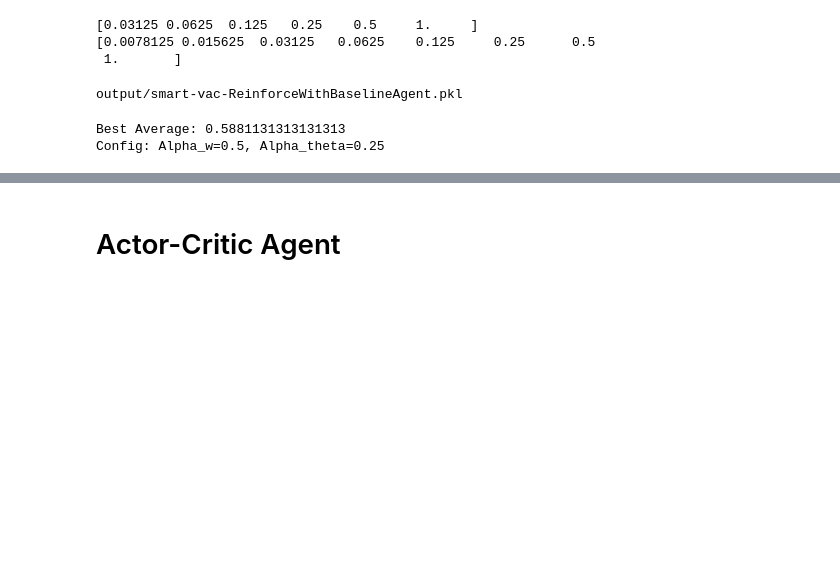
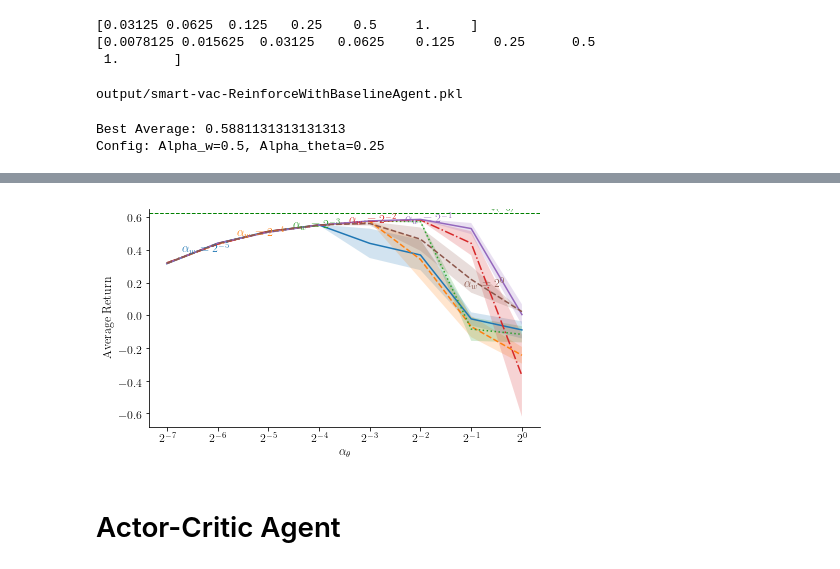
Before and after one commit to nimamahmoudi/rlai-policy-gradient-methods, a Jupyter notebook: final1_smart_vacuum-Copy1.ipynb, the cells around one changed output, grey strips where cells are left out. Drawn from its saved outputs; the diff is of its cells as text; code cells hidden in the pictures; blank space fills up the shorter version.

```diff
--- a/final1_smart_vacuum-Copy1.ipynb
+++ b/final1_smart_vacuum-Copy1.ipynb
@@ -135,7 +135,7 @@ def labelLine(line,x,label=None,align=True,**kwargs):
         kwargs['zorder'] = 2.5
 
     t = ax.text(x,y,label,rotation=trans_angle,**kwargs)
-    t.set_bbox(dict(facecolor='white', alpha=0.8, edgecolor='white'))
+    t.set_bbox(dict(facecolor='white', alpha=0.0, edgecolor='white'))
 
 def labelLines(lines,align=True,xvals=None,labels=None,**kwargs):
 
@@ -585,34 +574,36 @@ Here is the full report generated by LaTeX:
 # %%
 all_total_avgs = np.array(all_total_avgs)
 all_total_stds = np.array(all_total_stds)
 plt.figure(1, figsize=(7, 4))
 
 for i in range(all_total_avgs.shape[0]):
     all_avgs = all_total_avgs[i, :]
     plt.semilogx(alphas_theta, all_avgs, basex=alpha_base)
     se = np.array(all_total_stds[i, :]) / np.sqrt(num_of_tests)
     plt.fill_between(alphas_theta, all_avgs - se, all_avgs + se, alpha=0.2)
 # plt.title(f'Average Return in {episode_count} Episodes')
-plt.xlabel('alpha_theta')
+plt.xlabel('$\\alpha_\\theta$')
 plt.ylabel('Average Return')
 # plt.ylabel('Average Total Reward on Episode')
-plt.legend(
-    [f'alpha_w={alpha_base}^{alpha_pow:.2f}' for alpha_pow in alpha_pows_w])
+# plt.legend(
+#     [f'$\\alpha _{{w}}={alpha_base}^{{ {alpha_pow:.0f} }}$' for alpha_pow in alpha_pows_w])
 plt.axhline(y=best_performance, linewidth=1, color="g", linestyle='--')
 # plt.ylim(best_performance-2.13, best_performance+.07)
-plt.savefig(f'{figs_folder}smart_vac_{agent_name}_episodes_{episode_count}_all.pdf')
 
 lines = plt.gca().get_lines()
 l1=lines[-1]
 # labelLine(l1,0.6,label=r'$Re=${}'.format(l1.get_label()),ha='left',va='bottom',align = False)
+labelLine(l1,0.6,label='$v_*(s_0)$',ha='left',va='bottom',align = False)
 
-# ax = lines[0].axes
-# xmin,xmax = ax.get_xlim()
-# # xmax = 4000
-# labLines = [f'alpha_w={alpha_base}^{alpha_pow:.2f}' for alpha_pow in alpha_pows_w]
-# xvals = np.logspace(np.log2(xmin),np.log2(xmax),len(labLines)+2,base=2)[1:-1]
-# labelLines(lines,align=False,labels=labLines,
-#           xvals = xvals)
+ax = lines[0].axes
+xmin,xmax = ax.get_xlim()
+labLines = [f'$\\alpha _{{w}}={alpha_base}^{{ {alpha_pow:.0f} }}$' for alpha_pow in alpha_pows_w]
+xvals = np.logspace(np.log2(xmin),np.log2(xmax),len(labLines)+2,base=2)[1:-1]
+labelLines(lines,align=False,labels=labLines,
+          xvals = xvals)
+plt.savefig(f'{figs_folder}smart_vac_{agent_name}_episodes_{episode_count}_leg.pdf')
+# %% [output]
+[figure, added]
 # %% [markdown]
 # Actor-Critic Agent
 # %%
```
Also changed, not shown: parts of 3 cells of this notebook, 14 other files.
